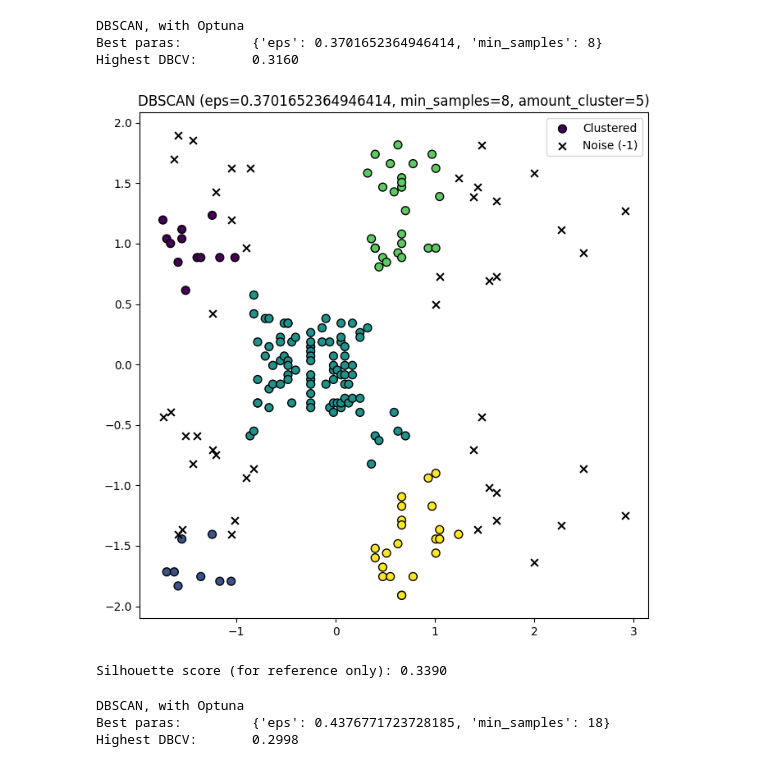
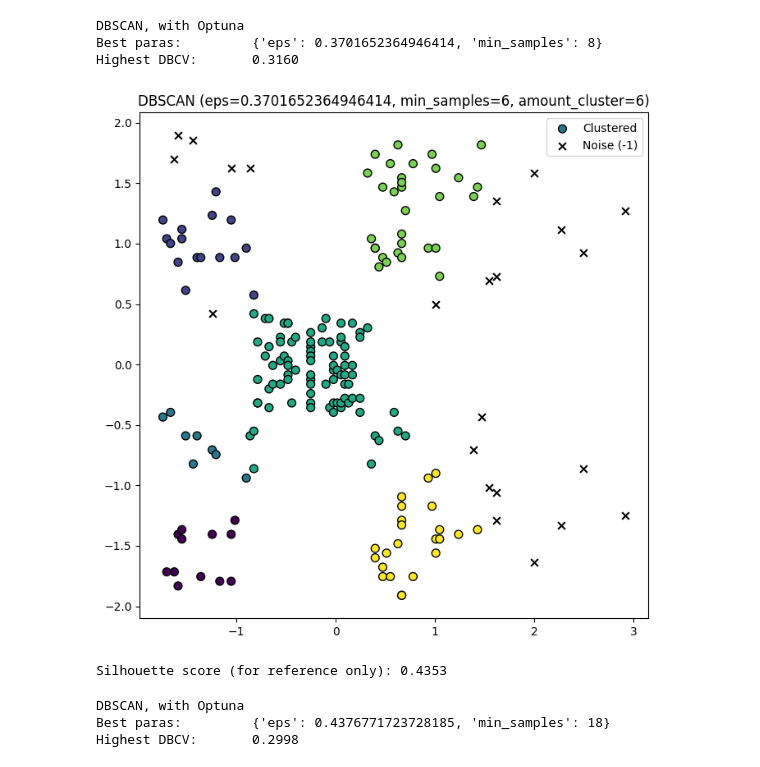
Before and after one commit to RaphaFang/sdu-ds-2026-spring, a Jupyter notebook: 804_data_mining/project_1/mall_customers_analysis.ipynb, the cells around one changed output. Cells and saved outputs as stored; diff of their text form; code cells hidden in the pictures.

```diff
--- a/804_data_mining/project_1/mall_customers_analysis.ipynb
+++ b/804_data_mining/project_1/mall_customers_analysis.ipynb
@@ -125,36 +125,36 @@ Highest DBCV:       0.3160
 # %%
 def labels_and_plot_dbscan(eps, min_samples, X_scaled):
 
     dbscan_snn = DBSCAN(eps=eps, min_samples=min_samples, metric='euclidean')
     labels = dbscan_snn.fit_predict(X_scaled)
 
     amount_cluster = int(max(labels)) +1
 
     is_noise = (labels == -1)
     is_cluster = (labels != -1)
 
     plt.figure(figsize=(8, 8))
 
     plt.scatter(X_scaled[is_cluster, 0],
                 X_scaled[is_cluster, 1],
                 c=labels[is_cluster], cmap='viridis', s=50, edgecolor='k', label='Clustered')
 
     plt.scatter(X_scaled[is_noise, 0],
                 X_scaled[is_noise, 1],
                 c='black', marker='x', s=40, label='Noise (-1)')
 
     plt.title(f"DBSCAN (eps={eps}, min_samples={min_samples}, amount_cluster={amount_cluster})")
     plt.legend()
     plt.show()
 
     return labels
-dbscan_labels = labels_and_plot_dbscan(0.3701652364946414, 8, X_scaled)
+dbscan_labels = labels_and_plot_dbscan(0.3701652364946414, 6, X_scaled)
 
 sil_score = silhouette_score(X_scaled, dbscan_labels)
 print(f"Silhouette score (for reference only): {sil_score:.4f}")
 # %% [output]
-[figure, old version]
+[figure, new version]
-Silhouette score (for reference only): 0.3390
+Silhouette score (for reference only): 0.4353
 # %%
 def objective(trial):
     eps = trial.suggest_float('eps', 0.2, 1.5)
```
Also changed, not shown: parts of 1 cell of this notebook, 1 other file.
